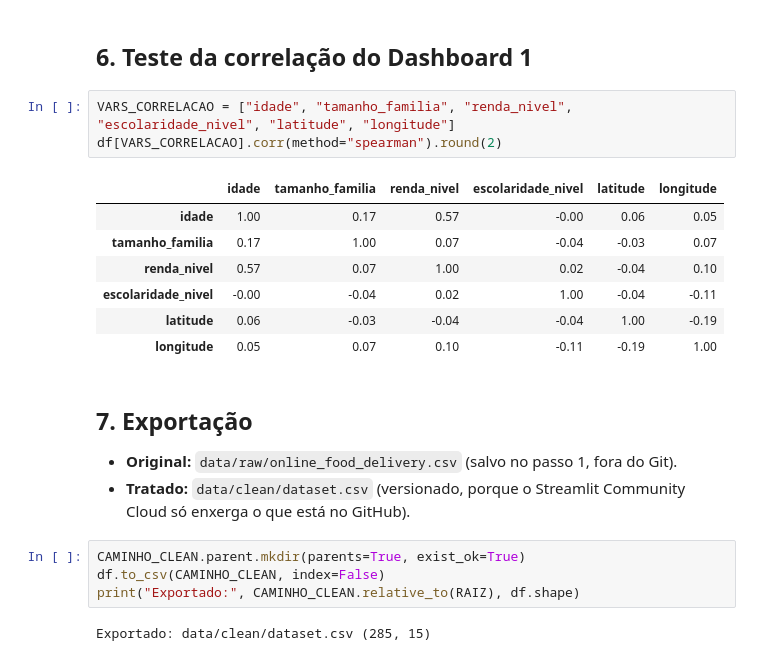
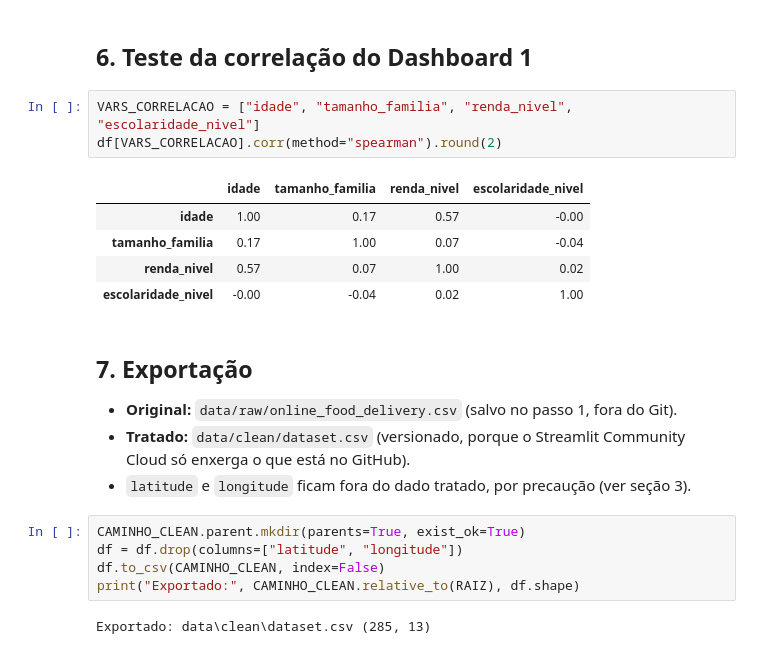
Before and after one commit to caioleimig/streamlit-avd, a Jupyter notebook: notebooks/eda-com-downloads.ipynb, the cells around one changed output. Cells and saved outputs as stored; diff of their text form.

```diff
--- a/notebooks/eda-com-downloads.ipynb
+++ b/notebooks/eda-com-downloads.ipynb
@@ -247,24 +247,24 @@ plt.show()
 # %% [markdown]
 ## 6. Teste da correlação do Dashboard 1
 # %%
-VARS_CORRELACAO = ["idade", "tamanho_familia", "renda_nivel", "escolaridade_nivel", "latitude", "longitude"]
+VARS_CORRELACAO = ["idade", "tamanho_familia", "renda_nivel", "escolaridade_nivel"]
 df[VARS_CORRELACAO].corr(method="spearman").round(2)
 # %% [output]
-|  | idade | tamanho_familia | renda_nivel | escolaridade_nivel | latitude | longitude |
-| idade | 1.00 | 0.17 | 0.57 | -0.00 | 0.06 | 0.05 |
-| tamanho_familia | 0.17 | 1.00 | 0.07 | -0.04 | -0.03 | 0.07 |
-| renda_nivel | 0.57 | 0.07 | 1.00 | 0.02 | -0.04 | 0.10 |
-| escolaridade_nivel | -0.00 | -0.04 | 0.02 | 1.00 | -0.04 | -0.11 |
-| latitude | 0.06 | -0.03 | -0.04 | -0.04 | 1.00 | -0.19 |
-| longitude | 0.05 | 0.07 | 0.10 | -0.11 | -0.19 | 1.00 |
+|  | idade | tamanho_familia | renda_nivel | escolaridade_nivel |
+| idade | 1.00 | 0.17 | 0.57 | -0.00 |
+| tamanho_familia | 0.17 | 1.00 | 0.07 | -0.04 |
+| renda_nivel | 0.57 | 0.07 | 1.00 | 0.02 |
+| escolaridade_nivel | -0.00 | -0.04 | 0.02 | 1.00 |
 # %% [markdown]
 ## 7. Exportação
 
 - **Original:** `data/raw/online_food_delivery.csv` (salvo no passo 1, fora do Git).
 - **Tratado:** `data/clean/dataset.csv` (versionado, porque o Streamlit Community Cloud só enxerga o que está no GitHub).
+- `latitude` e `longitude` ficam fora do dado tratado, por precaução (ver seção 3).
 # %%
 CAMINHO_CLEAN.parent.mkdir(parents=True, exist_ok=True)
+df = df.drop(columns=["latitude", "longitude"])
 df.to_csv(CAMINHO_CLEAN, index=False)
 print("Exportado:", CAMINHO_CLEAN.relative_to(RAIZ), df.shape)
 # %% [output]
-Exportado: data/clean/dataset.csv (285, 15)
+Exportado: data\clean\dataset.csv (285, 13)
```
Also changed, not shown: parts of 1 cell of this notebook, 4 other files.
